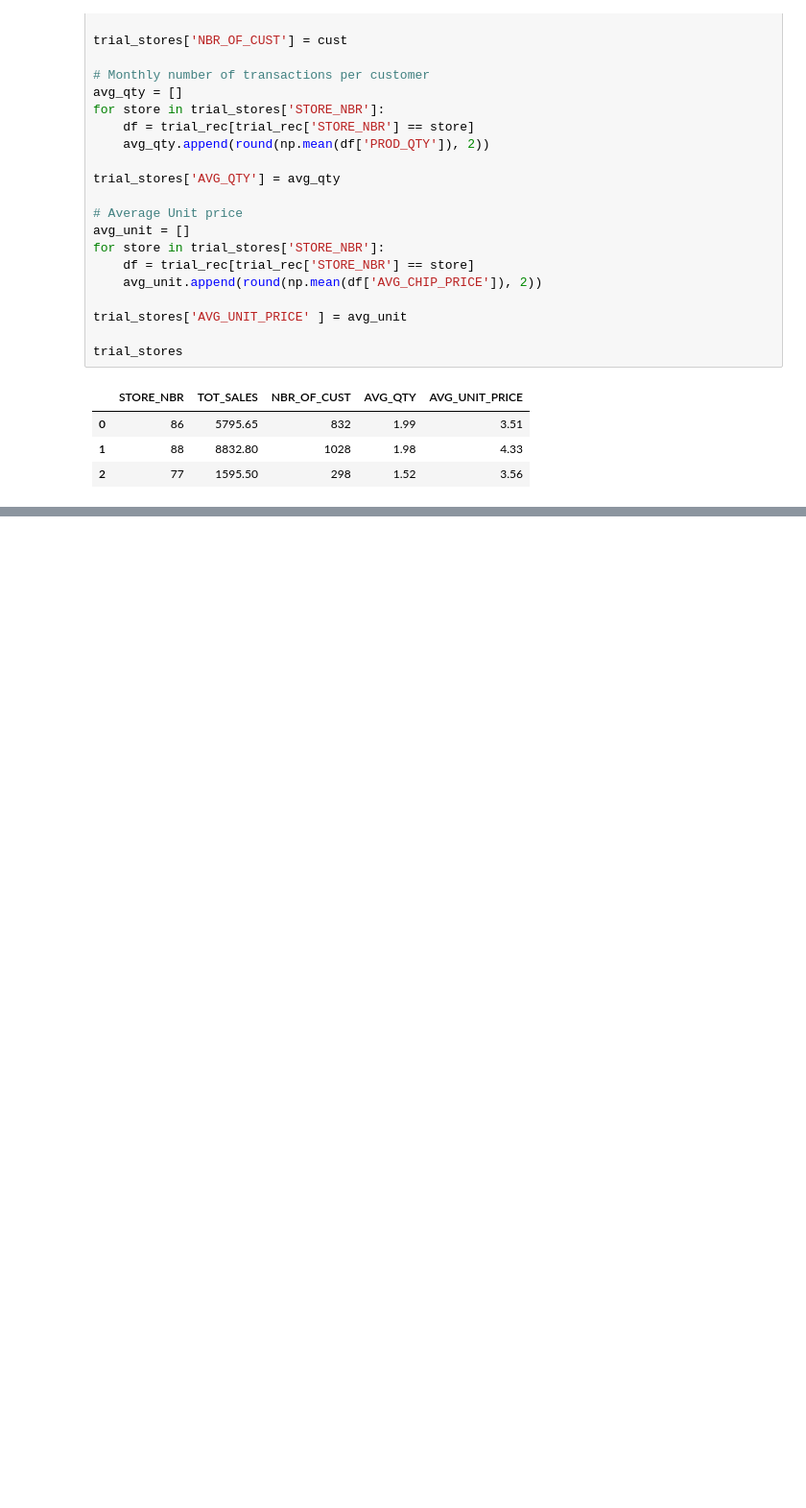
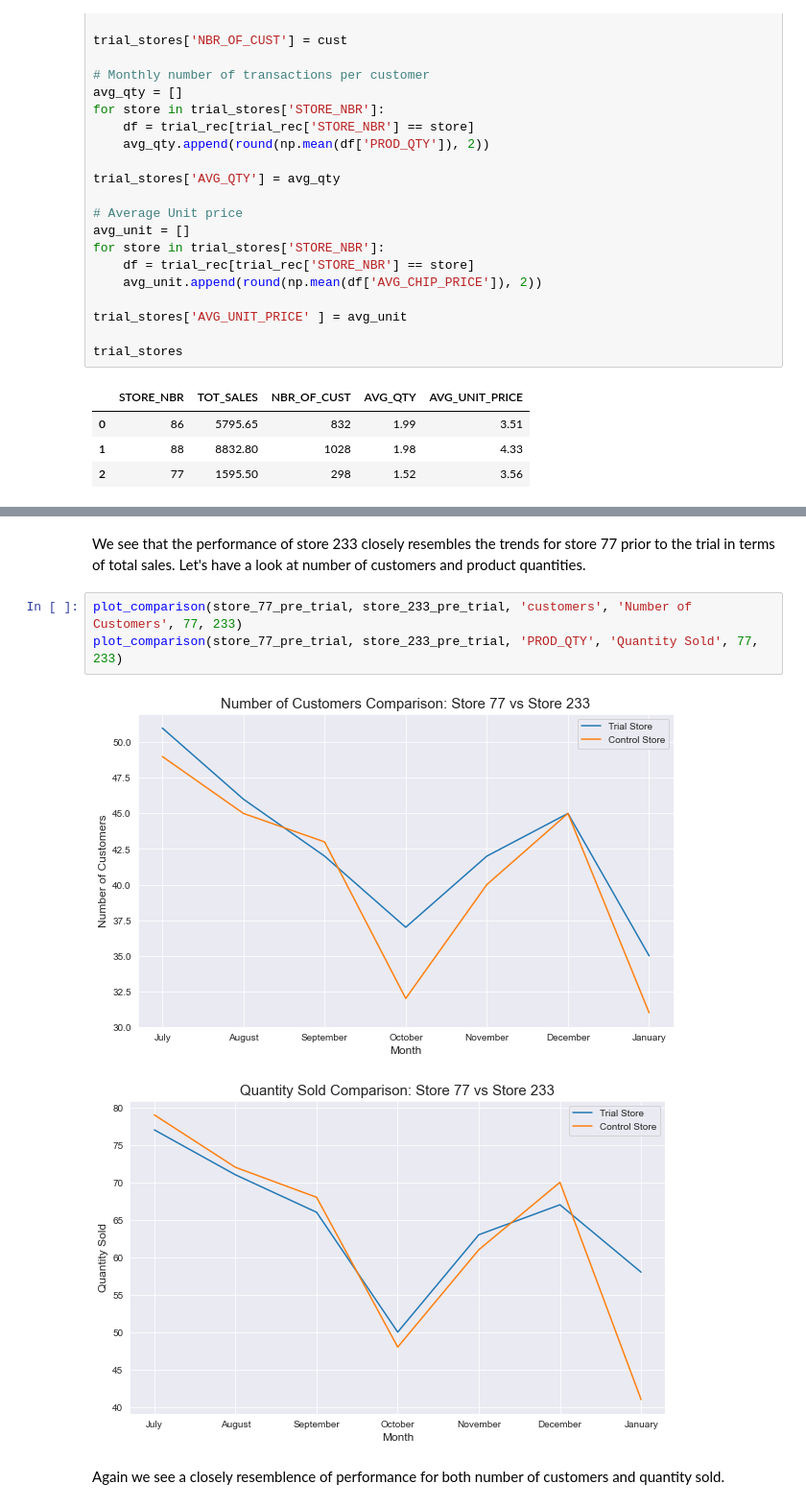
Before and after one commit to jdomingo117/Projects, a Jupyter notebook: Quantium Virtual Internship - Experimentation & Uplift Testing/Code/Task 2 - Experimentation and uplift testing.ipynb, the cells around one changed output, grey strips where cells are left out. Shown at 96% size. Cells and saved outputs as stored; diff of their text form; blank space fills up the shorter version.

```diff
--- a/Quantium Virtual Internship - Experimentation & Uplift Testing/Code/Task 2 - Experimentation and uplift testing.ipynb
+++ b/Quantium Virtual Internship - Experimentation & Uplift Testing/Code/Task 2 - Experimentation and uplift testing.ipynb
@@ -1143,0 +454,11 @@ Trial store 88 saw a distinguishable increase in sales compared to its pre-trial
+# %% [markdown]
+We see that the performance of store 233 closely resembles the trends for store 77 prior to the trial in terms of total sales.
+Let's have a look at number of customers and product quantities.
+# %%
+plot_comparison(store_77_pre_trial, store_233_pre_trial, 'customers', 'Number of Customers', 77, 233)
+plot_comparison(store_77_pre_trial, store_233_pre_trial, 'PROD_QTY', 'Quantity Sold', 77, 233)
+# %% [output]
+[figure, added]
+[figure, added]
+# %% [markdown]
+Again we see a closely resemblence of performance for both number of customers and quantity sold.
```
Also changed, not shown: parts of 196 cells of this notebook, 2 other files.
